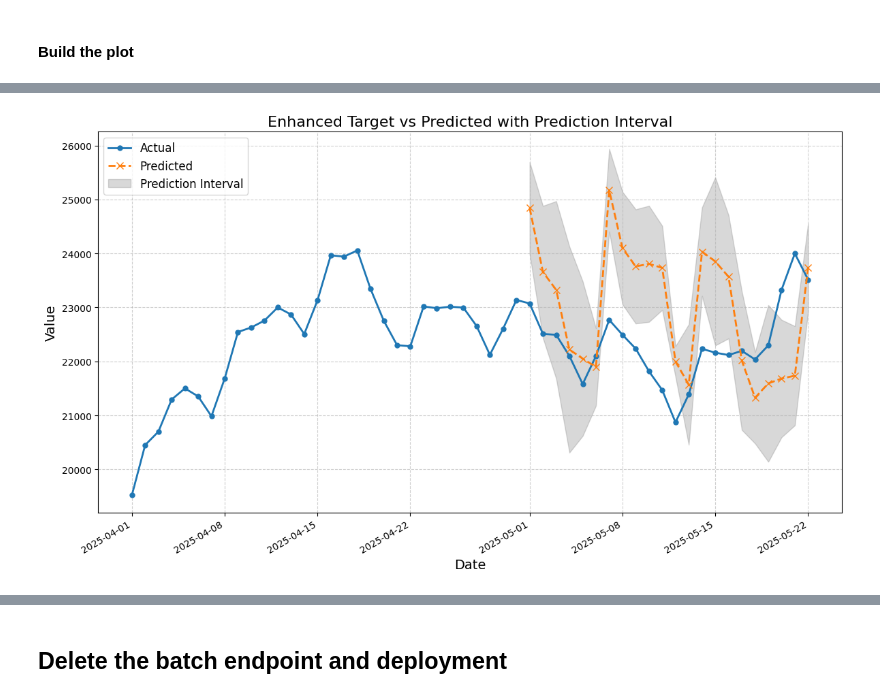
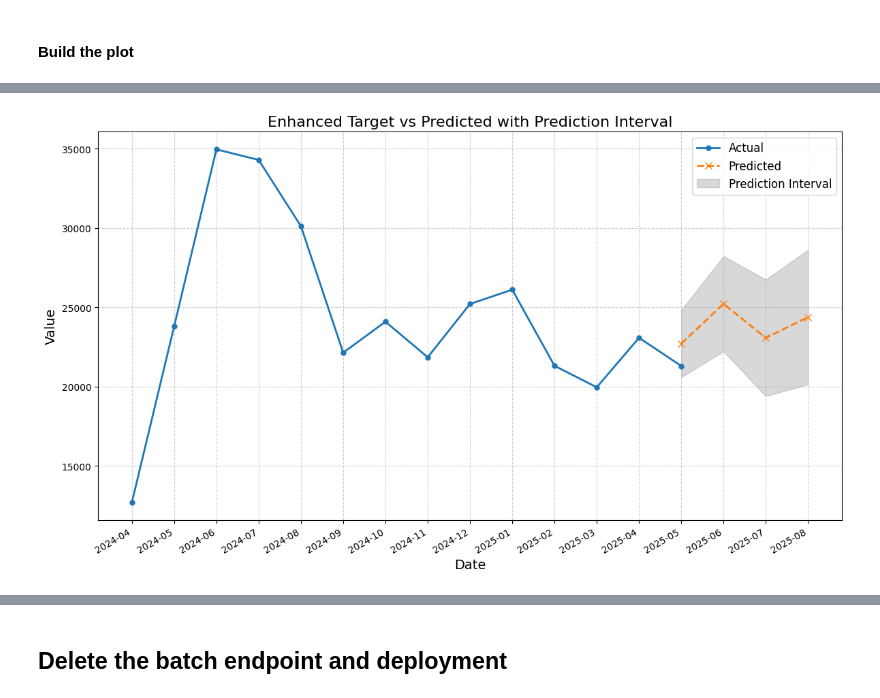
Before and after one commit to Azure-Samples/call-center-forecasting-accelerator, a Jupyter notebook: notebooks/03-deploy-automl-forecasting-call-center-next-3-months.ipynb, the cells around one changed output, grey strips where cells are left out. Cells and saved outputs as stored; diff of their text form; code cells hidden in the pictures.

Commit message:
feat: addining 3-month prediction

```diff
--- a/notebooks/03-deploy-automl-forecasting-call-center-next-3-months.ipynb
+++ b/notebooks/03-deploy-automl-forecasting-call-center-next-3-months.ipynb
@@ -520,19 +457,32 @@ df.tail(10)
+# %%
+fcst_df[time_column_name] = pd.to_datetime(fcst_df[time_column_name])
+df = pd.concat([history_data, fcst_df], sort=False, ignore_index=True)
+df.set_index(time_column_name, inplace=True)
+df.index = pd.to_datetime(df.index, errors="coerce")
+# %%
+df.reset_index(inplace=True, drop=False)
+df["date_predicted"] = df[time_column_name] + pd.Timedelta(days=90)
+df["target_next_3months"] = df["target_next_3months"].replace(0, None)
+
+df.tail(10)
+# %%
+df["date_predicted"] = pd.to_datetime(df["date"]) + pd.DateOffset(months=3)
+df["year_month"] = df["date_predicted"].dt.strftime("%Y-%m")
 # %% [markdown]
 #### Build the plot
 # %%
 import ast
 
 
-filtered = df[df.index > pd.Timestamp("2025-03-01")]
 # Create lower and upper bound columns if not already present
-filtered["lower"] = filtered["prediction_interval"].apply(
+df["lower"] = df["prediction_interval"].apply(
     lambda x: (
         ast.literal_eval(x)[0]
         if isinstance(x, str)
         else (x[0] if isinstance(x, list) else None)
     )
 )
-filtered["upper"] = filtered["prediction_interval"].apply(
+df["upper"] = df["prediction_interval"].apply(
     lambda x: (
         ast.literal_eval(x)[1]
         if isinstance(x, str)
@@ -541,5 +491,5 @@ filtered["upper"] = filtered["prediction_interval"].apply(
 )
 
 # Convert the bounds to numeric (coercing non-convertible values to NaN)
-filtered["lower"] = pd.to_numeric(filtered["lower"], errors="coerce")
-filtered["upper"] = pd.to_numeric(filtered["upper"], errors="coerce")
+df["lower"] = pd.to_numeric(df["lower"], errors="coerce")
+df["upper"] = pd.to_numeric(df["upper"], errors="coerce")
@@ -569,46 +498,45 @@ import matplotlib.pyplot as plt
 
 fig, ax = plt.subplots(figsize=(12, 7))
 
-filtered.index = filtered.index + pd.Timedelta(days=30)
 
 # Plot actual and predicted values
 ax.plot(
-    filtered.index,
-    filtered["target_next_30days"],
+    df["year_month"],
+    df["target_next_3months"],
     label="Actual",
     marker="o",
     markersize=5,
     linewidth=2,
 )
 ax.plot(
-    filtered.index,
-    filtered["predicted"],
+    df["year_month"],
+    df["predicted"],
     label="Predicted",
     marker="x",
     markersize=7,
     linestyle="--",
     linewidth=2,
 )
 
 # Fill prediction interval
 ax.fill_between(
-    filtered.index,
-    filtered["lower"],
-    filtered["upper"],
+    df["year_month"],
+    df["lower"],
+    df["upper"],
     color="gray",
     alpha=0.3,
     label="Prediction Interval",
 )
 
 # Improve formatting
 ax.set_title("Enhanced Target vs Predicted with Prediction Interval", fontsize=16)
 ax.set_xlabel("Date", fontsize=14)
 ax.set_ylabel("Value", fontsize=14)
 ax.grid(True, linestyle="--", alpha=0.6)
 ax.legend(fontsize=12, loc="best")
 
 fig.autofmt_xdate()  # Auto-format date labels
 plt.tight_layout()
 plt.show()
 # %% [output]
-[figure, old version]
+[figure, new version]
```
Also changed, not shown: parts of 25 cells of this notebook.
